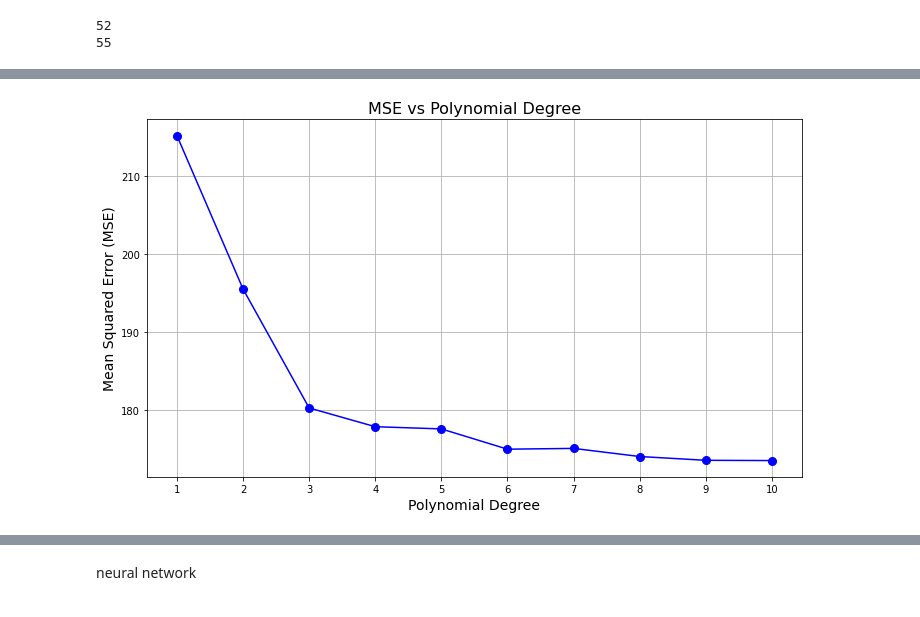
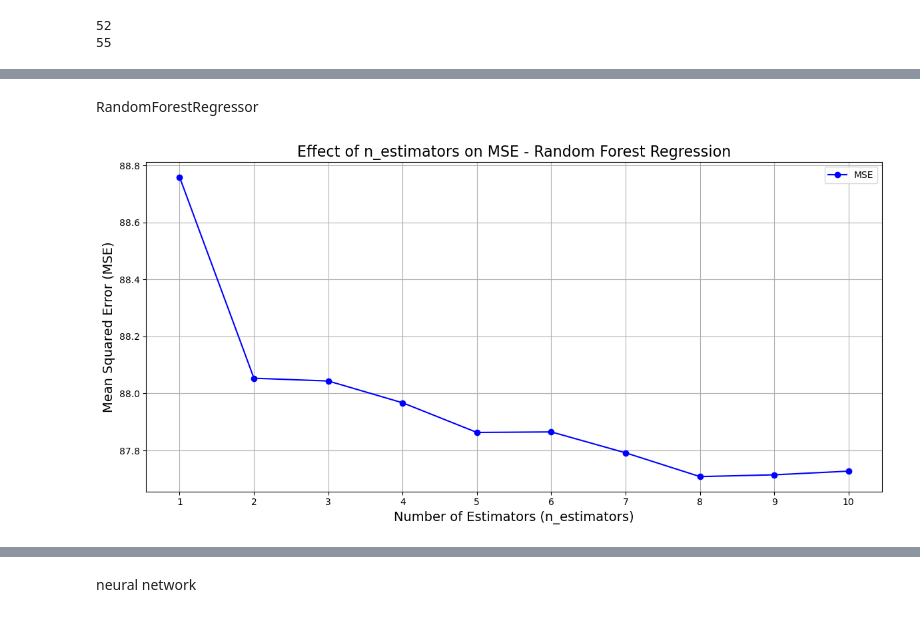
Before and after one commit to Vigro08/AA-Team-Assignment, a Jupyter notebook: Tasks/04_Predictive_Analysis.ipynb, the cells around one changed output, grey strips where cells are left out. Drawn from its saved outputs; the diff is of its cells as text; code cells hidden in the pictures.

Commit message:
updated predictive

```diff
--- a/Tasks/04_Predictive_Analysis.ipynb
+++ b/Tasks/04_Predictive_Analysis.ipynb
@@ -21,6 +24,7 @@ from sklearn.tree import DecisionTreeRegressor
 import datetime
 # %%
 charging = pd.read_csv("../charging_sessions.csv", encoding = "ISO-8859-1")
+weather = pd.read_csv("../weather_burbank_airport.csv", encoding = "ISO-8859-1")
 # %%
 charging['connectionTime'] = pd.to_datetime(charging['connectionTime'])
 charging['disconnectTime'] = pd.to_datetime(charging['disconnectTime'])
@@ -30,6 +34,8 @@ charging['disconnectTime'] = charging['disconnectTime'].dt.tz_localize(None)
 
 charging = charging[~charging['id'].duplicated(keep=False)]
 
+charging = charging.drop(columns=['Unnamed: 0', 'doneChargingTime', 'kWhDelivered', 'sessionID', 'spaceID', 'timezone', 'userID', 'userInputs'])
+
 site_a = charging[charging["siteID"] == 1]
 site_b = charging[charging["siteID"] == 2]
 # %%
@@ -87,14 +321,18 @@ plt.show()
 # %%
-x_a = utilization_a["time"].values.reshape(-1, 1)
+x_a_time = utilization_a["time"].values.reshape(-1, 1)
+x_a_isWeekday = utilization_a["isWeekday"].astype(int).values.reshape(-1, 1)  # Convert boolean to int (0 or 1)
+
+# Combine both features into a single feature matrix
+x_a = np.hstack([x_a_time, x_a_isWeekday])
 y_a = utilization_a["utilization"]
 
 mse_values = []
 
 # Loop through polynomial degrees from 1 to 10
 for poly_degree in range(1, 11):
-    # Transform the feature to include polynomial terms
-    poly = PolynomialFeatures(degree=poly_degree)
-    x_a_poly = poly.fit_transform(x_a)  # Transform the data to include polynomial features
+    # Transform the feature matrix to include polynomial terms
+    poly = PolynomialFeatures(degree=poly_degree, include_bias=False)
+    x_a_poly = poly.fit_transform(x_a)  # Transform data to include polynomial features
 
     # Split the data into training and testing sets
     x_a_train, x_a_test, y_a_train, y_a_test = train_test_split(x_a_poly, y_a, test_size=0.5, random_state=42)
@@ -125,38 +420,36 @@ plt.show()
+# %% [markdown]
+RandomForestRegressor
 # %%
-x_a = utilization_a["time"].values.reshape(-1, 1)
-y_a = utilization_a["utilization"]
+# Split the data into training and testing sets
+x_a_train, x_a_test, y_a_train, y_a_test = train_test_split(x_a, y_a, test_size=0.5, random_state=42)
 
+# Initialize lists to store the results
+n_estimators_range = range(1, 11, 1)
 mse_values = []
 
-# Loop through polynomial degrees from 1 to 10
-for poly_degree in range(1, 11):
-    # Transform the feature to include polynomial terms
-    poly = PolynomialFeatures(degree=poly_degree)
-    x_a_poly = poly.fit_transform(x_a)  # Transform the data to include polynomial features
-
-    # Split the data into training and testing sets
-    x_a_train, x_a_test, y_a_train, y_a_test = train_test_split(x_a_poly, y_a, test_size=0.5, random_state=42)
-
-    # Create and fit the Linear Regression model
-    model = LinearRegression()
-    model.fit(x_a_train, y_a_train)
+# Loop through the range of n_estimators
+for n_estimators in n_estimators_range:
+    # Create and fit the RandomForestRegressor model
+    model_a_rf = RandomForestRegressor(n_estimators=n_estimators, random_state=42)
+    model_a_rf.fit(x_a_train, y_a_train)
 
     # Make predictions
-    y_a_pred = model.predict(x_a_test)
+    y_a_pred = model_a_rf.predict(x_a_test)
 
-    # Calculate the MSE for this degree
+    # Calculate Mean Squared Error
     mse = mean_squared_error(y_a_test, y_a_pred)
     mse_values.append(mse)
 
-# Plot MSE values for each degree of polynomial
-plt.figure(figsize=(10, 6))
-plt.plot(range(1, 11), mse_values, marker='o', color='b', linestyle='-', markersize=8)
-plt.title('MSE vs Polynomial Degree', fontsize=16)
-plt.xlabel('Polynomial Degree', fontsize=14)
+# Plot the results
+plt.figure(figsize=(12, 6))
+plt.plot(n_estimators_range, mse_values, marker='o', linestyle='-', color='blue', label='MSE')
+plt.title('Effect of n_estimators on MSE - Random Forest Regression', fontsize=16)
+plt.xlabel('Number of Estimators (n_estimators)', fontsize=14)
 plt.ylabel('Mean Squared Error (MSE)', fontsize=14)
+plt.xticks(n_estimators_range)
 plt.grid(True)
-plt.xticks(range(1, 11))  # To ensure all degrees are labeled on the x-axis
+plt.legend()
 plt.tight_layout()
 plt.show()
 # %% [output]
-[figure, old version]
+[figure, new version]
```
Also changed, not shown: parts of 37 cells of this notebook.
